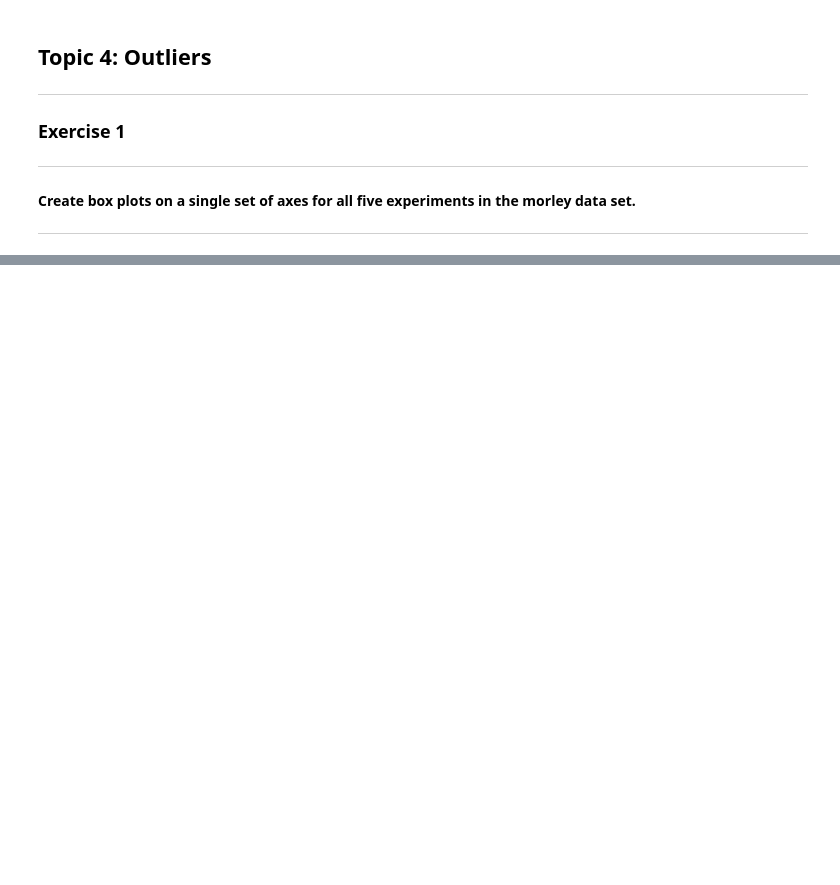
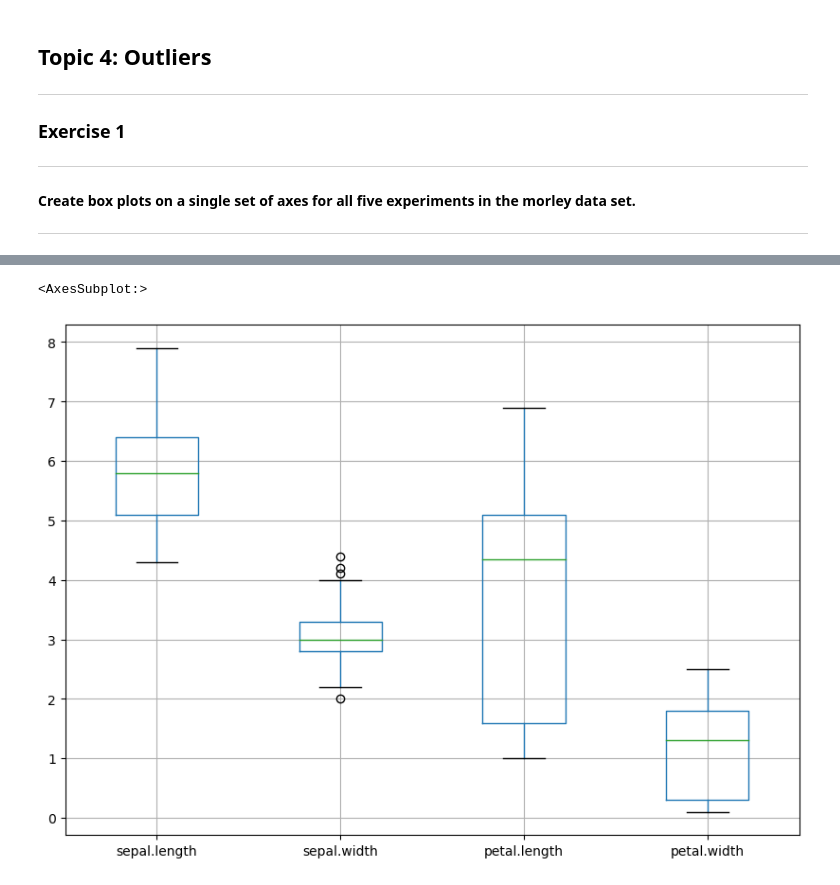
Before and after one commit to SaydsC/Fundamentals-of-Data-Analysis, a Jupyter notebook: Exercises/04 Outliers.ipynb, the cells around one changed output, grey strips where cells are left out. Drawn from its saved outputs; the diff is of its cells as text; code cells hidden in the pictures; blank space fills up the shorter version.

```diff
--- a/Exercises/04 Outliers.ipynb
+++ b/Exercises/04 Outliers.ipynb
@@ -102,0 +79,4 @@ plt.boxplot(np.array([exper_1, exper_2, exper_3, exper_4, exper_5]).T)
+# %%
+#import this time using pandas as pd imported above
+data = pd.read_csv('datasets/iris.csv')
+data.head() #to confirm headings and numerical columns
@@ -102,0 +90,4 @@ plt.boxplot(np.array([exper_1, exper_2, exper_3, exper_4, exper_5]).T)
+# %%
+#removing variety column
+numeriris = data[["sepal.length", "sepal.width", "petal.length", "petal.width"]]
+numeriris.head()
@@ -102,0 +101,7 @@ plt.boxplot(np.array([exper_1, exper_2, exper_3, exper_4, exper_5]).T)
+# %%
+#plot the boxplots using numerical data only
+plt.figure(figsize = (10, 7))
+numeriris.boxplot()
+# %% [output]
+<AxesSubplot:>
+[figure, added]
```
Also changed, not shown: parts of 11 cells of this notebook, 1 other file.
